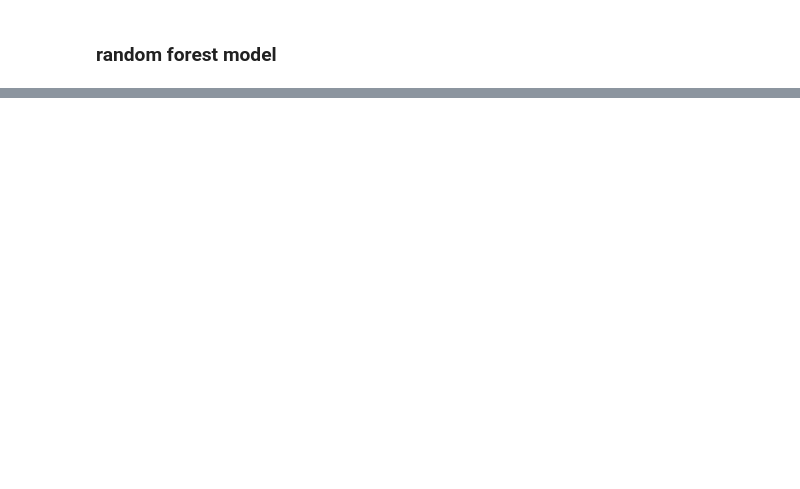
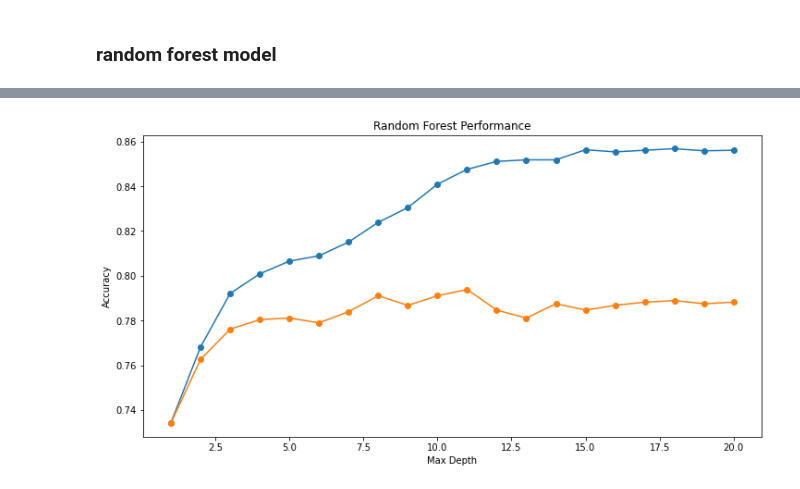
Before and after one commit to kevin-mal-smith/telco_classification, a Jupyter notebook: messy_notebook.ipynb, the cells around one changed output, grey strips where cells are left out. Drawn from its saved outputs; the diff is of its cells as text; code cells hidden in the pictures; blank space fills up the shorter version.

```diff
--- a/messy_notebook.ipynb
+++ b/messy_notebook.ipynb
@@ -291,0 +395,4 @@ print(RF1.score)
+# %%
+knn = KNeighborsClassifier(n_neighbors=6, weights='uniform')
+knn.fit(x_train,y_train)
+y_pred = knn.predict(x_train)
@@ -291,0 +412,15 @@ print(RF1.score)
+# %%
+performance=[]
+for i in range(1,21):
+    model = RandomForestClassifier(min_samples_leaf=5, max_depth=(21-i), random_state=123)
+    model = model.fit(x_train,y_train)
+    in_sample_accuracy = model.score(x_train, y_train)
+    out_of_sample_accuracy = model.score(x_validate, y_validate)
+    output = {
+        "max_depth": (21-i),
+        "train_accuracy": in_sample_accuracy,
+        "validate_accuracy": out_of_sample_accuracy
+    }
+    performance.append(output)
+df = pd.DataFrame(performance)
+df["difference"] = df.train_accuracy - df.validate_accuracy
@@ -291,0 +447,11 @@ print(RF1.score)
+# %%
+
+plt.figure(figsize=(12, 6))
+plt.title('Random Forest Performance')
+plt.plot(df.max_depth, df.train_accuracy, marker = 'o')
+plt.plot(df.max_depth, df.validate_accuracy, marker = 'o')
+plt.xlabel('Max Depth')
+plt.ylabel('Accuracy')
+plt.show()
+# %% [output]
+[figure, added]
```
Also changed, not shown: parts of 24 cells of this notebook.
